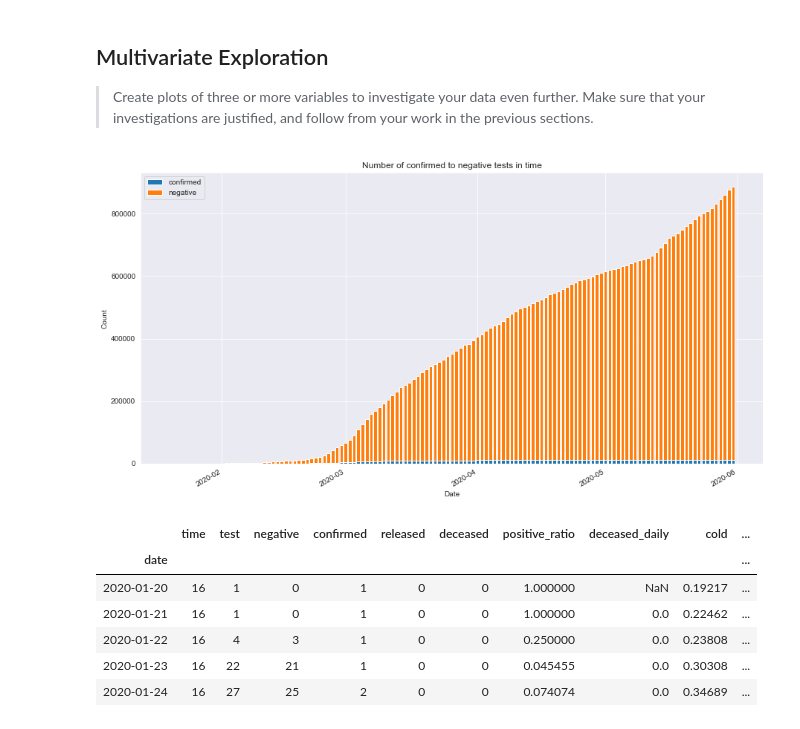
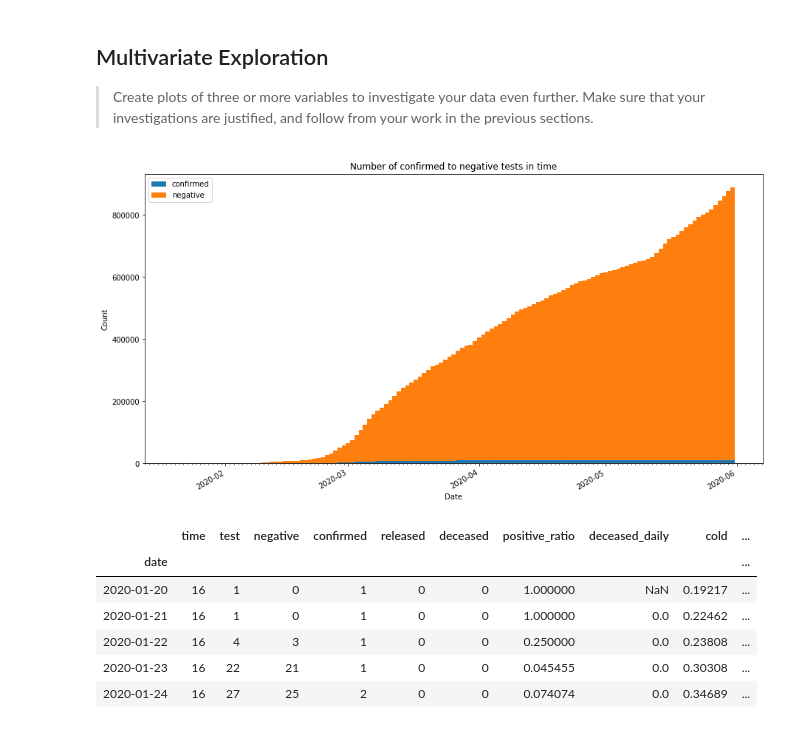
Before and after one commit to iamjakkie/CovidDataAnalysis, a Jupyter notebook: exploration.ipynb, the cells around one changed output. Saved outputs shown, nothing was run; the diff lists cells and outputs as text; code cells hidden in the pictures.

Commit message:
Revised bar chart width, added map to exploration file

```diff
--- a/exploration_template.ipynb
+++ b/exploration.ipynb
@@ -441,14 +433,14 @@ further. Make sure that your investigations are justified, and follow from
 your work in the previous sections.
 # %%
 fig, ax = plt.subplots(1, figsize=(15,8))
-stack_bar(time_df[['confirmed', 'negative']],ax, True)
+stack_bar(time_df[['confirmed', 'negative']],ax, True, width=1)
 format_date(ax)
 plt.title('Number of confirmed to negative tests in time')
 plt.xlabel('Date')
 plt.ylabel('Count')
 plt.show()
 # %% [output]
-[figure, old version]
+[figure, new version]
 # %%
 time_trend = time_df.join(searchtrend_df, how='inner')
 # %% [output]
```
Also changed, not shown: parts of 5 cells of this notebook, 1 other file.
